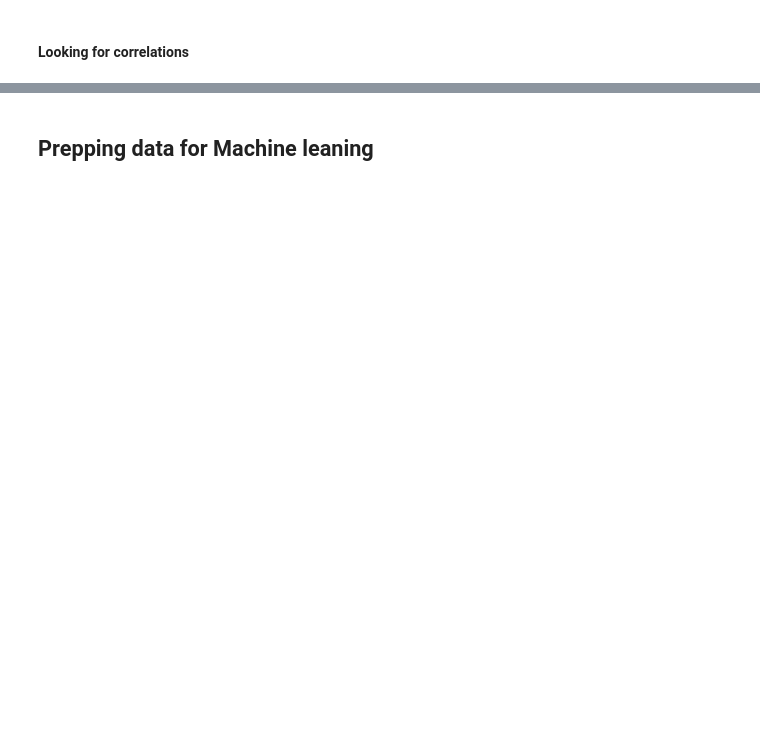
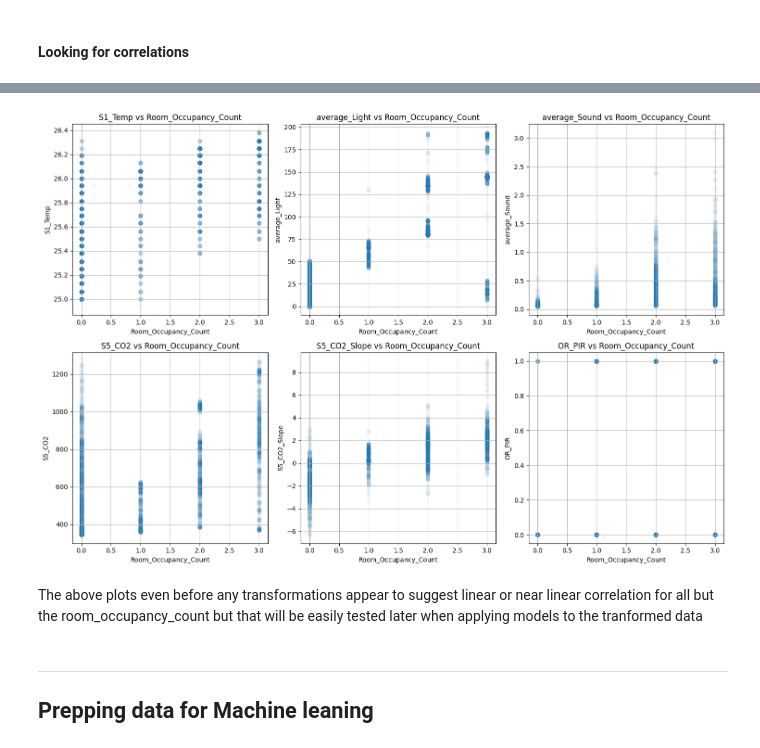
Before and after one commit to Sebastian-Whitehead/AI_Mini_Med7, a Jupyter notebook: project.ipynb, the cells around one changed output, grey strips where cells are left out. Drawn from its saved outputs; the diff is of its cells as text; code cells hidden in the pictures; blank space fills up the shorter version.

```diff
--- a/project.ipynb
+++ b/project.ipynb
@@ -132,2 +133,4 @@ Actual percentage = 20.0019745285813%
 # %% [markdown]
 #### Looking for correlations
+# %%
+df = train_set.copy();
@@ -178,2 +190,36 @@ plt.show()
+# %%
+import os
+
+# Assuming 'df' is your DataFrame containing the data
+
+attributes = ["S1_Temp", "average_Light", "average_Sound", "S5_CO2", "S5_CO2_Slope", "OR_PIR"]
+
+# Set up subplots
+fig, axes = plt.subplots(nrows=2, ncols=3, figsize=(15, 10))  # 2 rows, 3 columns
+
+# Create the "images" subfolder for saving plots
+os.makedirs("images", exist_ok=True)
+
+for i, attribute in enumerate(attributes):
+    row, col = divmod(i, 3)  # Divide the attributes into rows and columns
+    axes[row, col].scatter(df["Room_Occupancy_Count"], df[attribute], alpha = 0.05)
+    axes[row, col].set_title(f"{attribute} vs Room_Occupancy_Count")
+    axes[row, col].set_xlabel("Room_Occupancy_Count")
+    axes[row, col].set_ylabel(attribute)
+    axes[row, col].grid(True)
+
+# Adjust layout to prevent overlap
+plt.tight_layout()
+
+# Save the combined plot in the "images" subfolder
+output_path = os.path.join("images", "combined_scatter_plots.png")
+plt.savefig(output_path)
+plt.show()
+# %% [output]
+[figure, added]
+# %% [markdown]
+The above plots even before any transformations appear to suggest linear or near linear correlation for all but the room_occupancy_count but that will be easily tested later when applying models to the tranformed data
 # %% [markdown]
+---
+<a id="item-five"></a>
 ## Prepping data for Machine leaning
```
Also changed, not shown: parts of 23 cells of this notebook, 12 other files.
